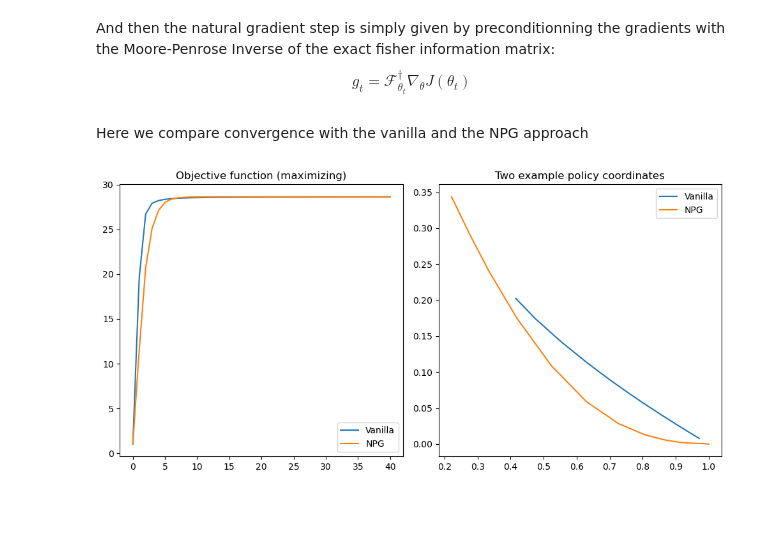
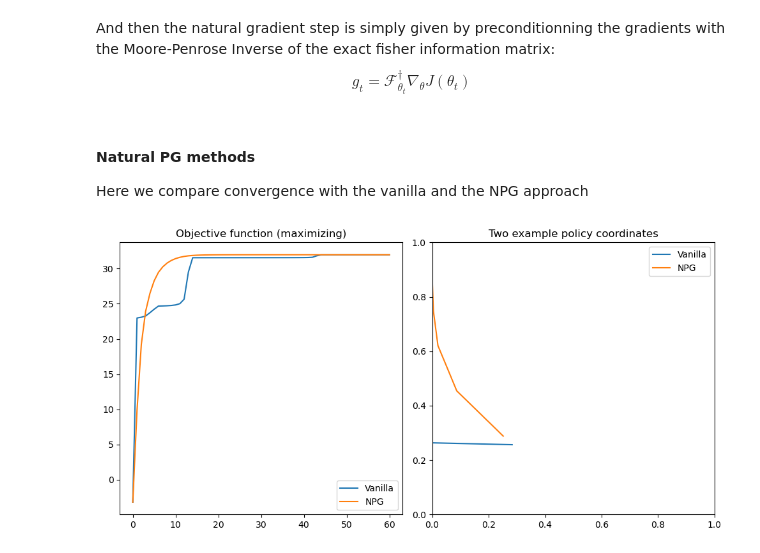
Before and after one commit to RenardDesNeiges/CIRL_Experiments, a Jupyter notebook: pg_experiments.ipynb, the cells around one changed output. Drawn from its saved outputs; the diff is of its cells as text; code cells hidden in the pictures; blank space fills up the shorter version.

```diff
--- a/pg_experiments.ipynb
+++ b/pg_experiments.ipynb
@@ -53,7 +51,17 @@ key = jax.random.PRNGKey(0)
 # %% [markdown]
 #### Instanciating a Gridworld environment
 # %%
-goals = [((7,4),100)]
-gridMDP = Gridworld(8,5,0.1,0.9,goals=goals,obstacles=[])
+goals = [((5,3),100),
+         ((2,0),-50),
+         ((2,1),-50),
+         ((2,2),-50),]
+gridMDP = Gridworld(6,4,0.1,0.9,goals=goals,obstacles=[])
 gridMDP.init_distrib =  jnp.exp(jax.random.uniform(key,(gridMDP.n,))) / \
     jnp.sum(jnp.exp(jax.random.uniform(key,(gridMDP.n,))))
+
+
+fig, ax = plt.subplots(1,figsize=(10,10))
+gridplot(gridMDP,ax,goals=goals)
+ax.set_title('Gridworld reward structure')
+fig.tight_layout()
+plt.show()
@@ -70,7 +82,7 @@ pi_theta = softmax_pi(theta)
 def closed_loop_kernel(mdp,pi):
     return jnp.einsum('sap,sa->sp',mdp.P_sa,pi) # closed loop transition kernel
 def state_occ_measure(mdp,P_pi):
-    return (1-mdp.gamma)*(jnp.linalg.inv((jnp.eye(mdp.n)-mdp.gamma*P_pi)).transpose()@mdp.init_distrib)
+    return (1-mdp.gamma)*(jla.inv((jnp.eye(mdp.n)-mdp.gamma*P_pi)).transpose()@mdp.init_distrib)
 def occ_measure(mdp,pi):
     mu_s = state_occ_measure(mdp,closed_loop_kernel(mdp,pi))
     return pi * repeat(mu_s, 's -> s new_axis', new_axis=mdp.m)
@@ -80,14 +92,12 @@ policyGrad = jax.grad(lambda p : J_unregularized(gridMDP,softmax_pi(p)))
 # %% [markdown]
 #### A generic policy gradient implementation
 # %%
-def PolicyGradient(_g,mdp,eta=20):
+def PolicyGradient(_g,mdp,eta=20, nb_steps = 40):
     def logger(theta):
         return {
             'pi': softmax_pi(theta),
             'J': J_unregularized(mdp, theta)
         }
-
-    nb_steps = 40
     theta = jax.random.uniform(key,(mdp.n,mdp.m))
     log = [logger(theta)]
     for step in range(nb_steps):
@@ -156,26 +166,29 @@ $$
 def natural_gradients(theta,mdp):
     _shape = theta.shape
     g = jax.grad(lambda p : J_unregularized(gridMDP,softmax_pi(p)))(theta)
-    f_inv = jnp.linalg.pinv(exact_fim(theta,mdp))
+    f_inv = jla.pinv(exact_fim(theta,mdp))
     return jnp.reshape(f_inv@flatten(g),_shape)
 # %% [markdown]
+#### Natural PG methods
+
 Here we compare convergence with the vanilla and the NPG approach
 # %%
-log_vpg, t_v = PolicyGradient(policyGrad,gridMDP,eta=1e2)
-log_npg, t_n = PolicyGradient(lambda t:natural_gradients(t,gridMDP),gridMDP,eta=2e-1)
+log_vpg, t_v = PolicyGradient(policyGrad,gridMDP,eta=2e2,nb_steps=60)
+log_npg, t_n = PolicyGradient(lambda t:natural_gradients(t,gridMDP),gridMDP,eta=1e-1,nb_steps=60)
 
 fig, ax = plt.subplots(1,2,figsize=(10,5))
 ax[0].set_title('Objective function (maximizing)');ax[1].set_title('Two example policy coordinates')
 
 pis=jnp.stack([e['pi'] for e in log_vpg])
 js=jnp.stack([e['J'] for e in log_vpg])
 ax[0].plot(js); ax[1].plot(pis[:,0,0],pis[:,0,1])
 pis=jnp.stack([e['pi'] for e in log_npg])
 js=jnp.stack([e['J'] for e in log_npg])
 ax[0].plot(js); ax[1].plot(pis[:,1,0],pis[:,1,1])
+ax[1].set_xlim([0,1]);ax[1].set_ylim([0,1])
 ax[0].legend(['Vanilla','NPG'])
 ax[1].legend(['Vanilla','NPG'])
 fig.tight_layout()
 plt.show()
 # %% [output]
-[figure, old version]
+[figure, new version]
```
Also changed, not shown: parts of 15 cells of this notebook, 3 other files.
